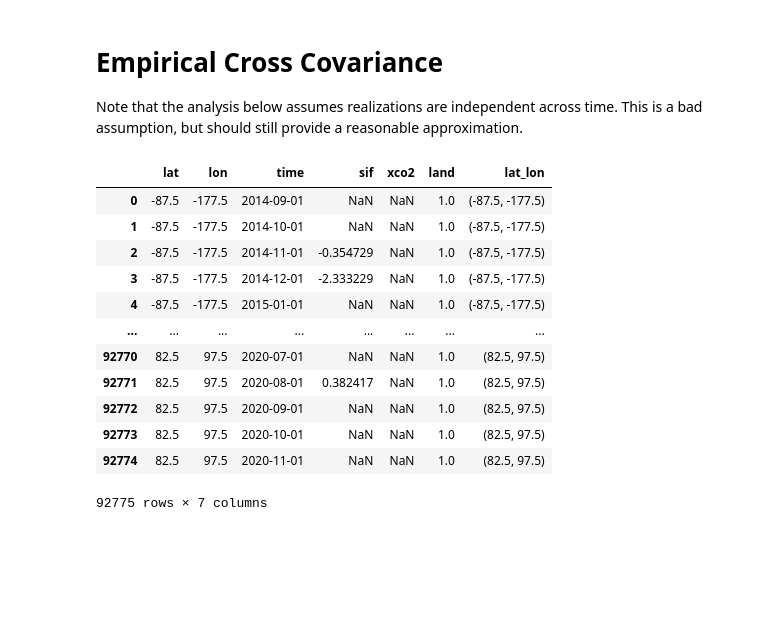
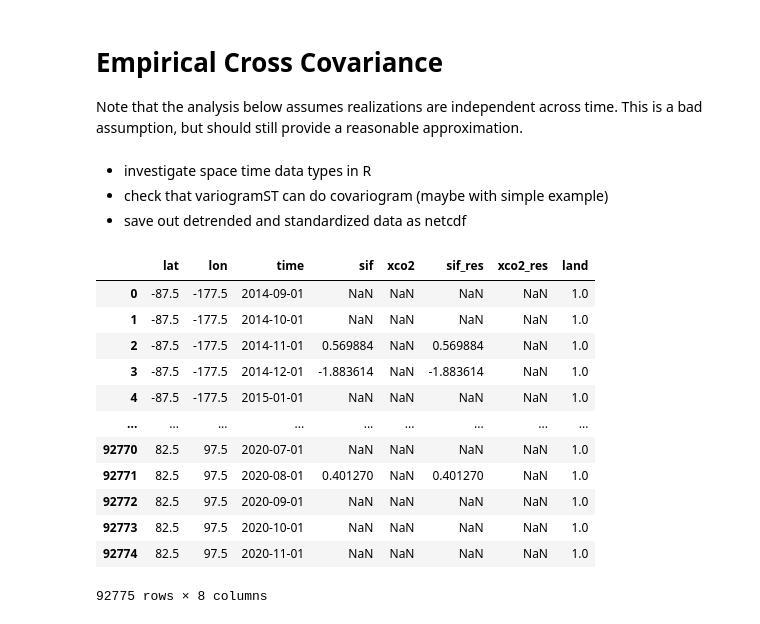
Before and after one commit to 91Mrwu/sif-xco2-cokriging, a Jupyter notebook: research/empirical_cross_cov.ipynb, the cells around one changed output. Saved outputs shown, nothing was run; the diff lists cells and outputs as text; code cells hidden in the pictures; blank space fills up the shorter version.

Commit message:
Cross-covariogram utilities

```diff
--- a/research/empirical_cross_cov.ipynb
+++ b/research/empirical_cross_cov.ipynb
@@ -2,3 +2,7 @@
 # Empirical Cross Covariance
 
 Note that the analysis below assumes realizations are independent across time. This is a bad assumption, but should still provide a reasonable approximation.
+# %% [markdown]
+- investigate space time data types in R
+- check that variogramST can do covariogram (maybe with simple example)
+- save out detrended and standardized data as netcdf
@@ -16,34 +24,38 @@ import krige_tools
 # %%
 # collect gridded dataset, standardize, and establish a common domain
 df_grid = (
     pd.DataFrame(krige_tools.land_grid(res=5))
     .rename(columns={0:"lat", 1:"lon"})
     .assign(land=lambda x:1)
     .set_index(["lon", "lat"])
 )
 
-def standardize_da(da):
+def detrend_standardize_da(da):
+    da, _ = apply_detrend(da)
     return (da - da.mean(dim="time")) / da.std(dim="time")
 
 with xr.open_dataset("../data/exp_pro/OCO2_5deg_monthly.nc") as ds:
     ds = ds[["sif", "xco2"]]
-    ds["sif"] = standardize_da(ds.sif)
-    ds["xco2"] = standardize_da(ds.xco2)
+    ds["sif"] = detrend_standardize_da(ds.sif)
+    ds["xco2"] = detrend_standardize_da(ds.xco2)
+    # residuals
+    ds["sif_res"] = ds.sif - ds.sif.mean(dim="time")
+    ds["xco2_res"] = ds.xco2 - ds.xco2.mean(dim="time")
 
 df = ds.to_dataframe().join(df_grid).dropna(subset=["land"]).reset_index()
-df["lat_lon"] = df[["lat", "lon"]].apply(tuple, axis=1)
+# df["lat_lon"] = df[["lat", "lon"]].apply(tuple, axis=1)
 df
 # %% [output]
-|  | lat | lon | time | sif | xco2 | land | lat_lon |
-| 0 | -87.5 | -177.5 | 2014-09-01 | NaN | NaN | 1.0 | (-87.5, -177.5) |
-| 1 | -87.5 | -177.5 | 2014-10-01 | NaN | NaN | 1.0 | (-87.5, -177.5) |
-| 2 | -87.5 | -177.5 | 2014-11-01 | -0.354729 | NaN | 1.0 | (-87.5, -177.5) |
-| 3 | -87.5 | -177.5 | 2014-12-01 | -2.333229 | NaN | 1.0 | (-87.5, -177.5) |
-| 4 | -87.5 | -177.5 | 2015-01-01 | NaN | NaN | 1.0 | (-87.5, -177.5) |
-| ... | ... | ... | ... | ... | ... | ... | ... |
-| 92770 | 82.5 | 97.5 | 2020-07-01 | NaN | NaN | 1.0 | (82.5, 97.5) |
-| 92771 | 82.5 | 97.5 | 2020-08-01 | 0.382417 | NaN | 1.0 | (82.5, 97.5) |
-| 92772 | 82.5 | 97.5 | 2020-09-01 | NaN | NaN | 1.0 | (82.5, 97.5) |
-| 92773 | 82.5 | 97.5 | 2020-10-01 | NaN | NaN | 1.0 | (82.5, 97.5) |
-| 92774 | 82.5 | 97.5 | 2020-11-01 | NaN | NaN | 1.0 | (82.5, 97.5) |
+|  | lat | lon | time | sif | xco2 | sif_res | xco2_res | land |
+| 0 | -87.5 | -177.5 | 2014-09-01 | NaN | NaN | NaN | NaN | 1.0 |
+| 1 | -87.5 | -177.5 | 2014-10-01 | NaN | NaN | NaN | NaN | 1.0 |
+| 2 | -87.5 | -177.5 | 2014-11-01 | 0.569884 | NaN | 0.569884 | NaN | 1.0 |
+| 3 | -87.5 | -177.5 | 2014-12-01 | -1.883614 | NaN | -1.883614 | NaN | 1.0 |
+| 4 | -87.5 | -177.5 | 2015-01-01 | NaN | NaN | NaN | NaN | 1.0 |
+| ... | ... | ... | ... | ... | ... | ... | ... | ... |
+| 92770 | 82.5 | 97.5 | 2020-07-01 | NaN | NaN | NaN | NaN | 1.0 |
+| 92771 | 82.5 | 97.5 | 2020-08-01 | 0.401270 | NaN | 0.401270 | NaN | 1.0 |
+| 92772 | 82.5 | 97.5 | 2020-09-01 | NaN | NaN | NaN | NaN | 1.0 |
+| 92773 | 82.5 | 97.5 | 2020-10-01 | NaN | NaN | NaN | NaN | 1.0 |
+| 92774 | 82.5 | 97.5 | 2020-11-01 | NaN | NaN | NaN | NaN | 1.0 |
-92775 rows × 7 columns
+92775 rows × 8 columns
```
Also changed, not shown: parts of 18 cells of this notebook, 1 other file.
